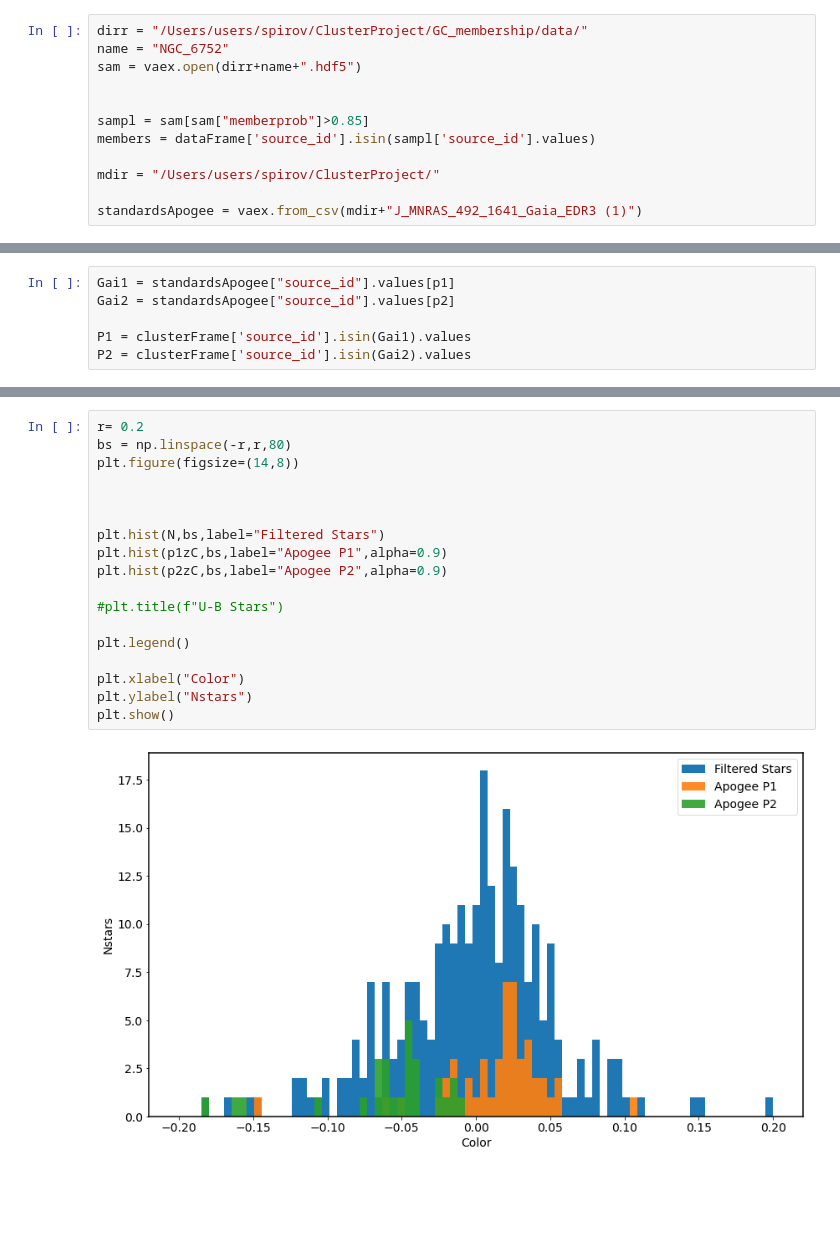
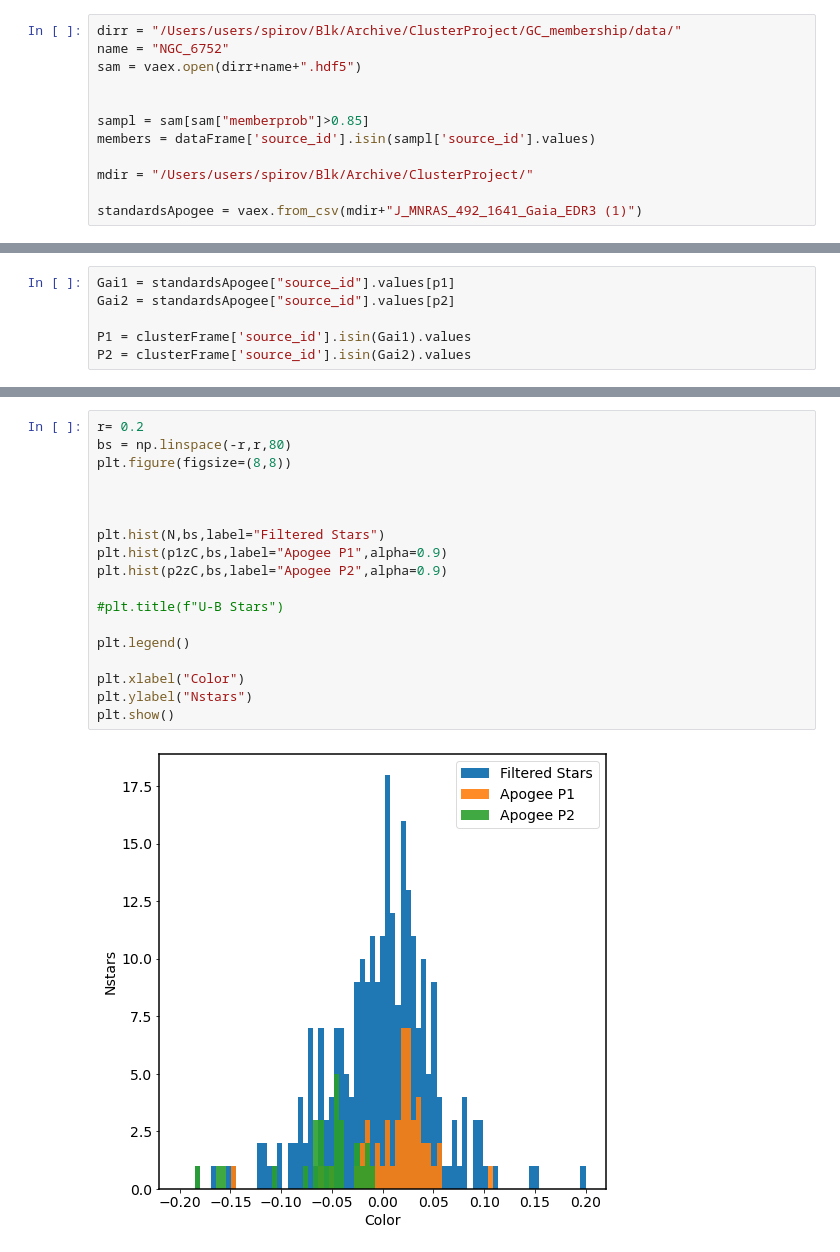
Before and after one commit to ispirovjr/Honors-Project-Population-Separation, a Jupyter notebook: Jupyter Notebooks/PopulationSeperation.ipynb, the cells around one changed output, grey strips where cells are left out. Saved outputs shown, nothing was run; the diff lists cells and outputs as text; blank space fills up the shorter version.

```diff
--- a/Jupyter Notebooks/PopulationSeperation.ipynb
+++ b/Jupyter Notebooks/PopulationSeperation.ipynb
@@ -92,7 +97,7 @@ dataFrame.join(
 | 1,811,709,769 | 1636148068921376768 | Gaia DR3 6917528993283204480 | 6917528993283204480 | 1752369455 | 2016.0 | 314.9990506659998 | 0.46705666 | -0.0025711556032855 | 0.17601353 | ... |
 | 1,811,709,770 | 1636148068921376768 | Gaia DR3 6917528997577384320 | 6917528997577384320 | 850216462 | 2016.0 | 315.0036380392331 | 0.25540954 | -0.0067588176394917 | 0.0991791 | ... |
 # %%
-dirr = "/Users/users/spirov/ClusterProject/GC_membership/data/"
+dirr = "/Users/users/spirov/Blk/Archive/ClusterProject/GC_membership/data/"
 name = "NGC_6752"
 sam = vaex.open(dirr+name+".hdf5")
 
@@ -100,7 +105,7 @@ sam = vaex.open(dirr+name+".hdf5")
 sampl = sam[sam["memberprob"]>0.85]
 members = dataFrame['source_id'].isin(sampl['source_id'].values)
 
-mdir = "/Users/users/spirov/ClusterProject/"
+mdir = "/Users/users/spirov/Blk/Archive/ClusterProject/"
 
 standardsApogee = vaex.from_csv(mdir+"J_MNRAS_492_1641_Gaia_EDR3 (1)")
 # %%
@@ -448,20 +457,20 @@ plt.show()
 # %%
 r= 0.2
 bs = np.linspace(-r,r,80)
-plt.figure(figsize=(14,8))
+plt.figure(figsize=(8,8))
 
 
 
 plt.hist(N,bs,label="Filtered Stars")
 plt.hist(p1zC,bs,label="Apogee P1",alpha=0.9)
 plt.hist(p2zC,bs,label="Apogee P2",alpha=0.9)
 
 #plt.title(f"U-B Stars")
 
 plt.legend()
 
 plt.xlabel("Color")
 plt.ylabel("Nstars")
 plt.show()
 # %% [output]
-[figure, old version]
+[figure, new version]
```
Also changed, not shown: parts of 3 cells of this notebook, 6 other files.
